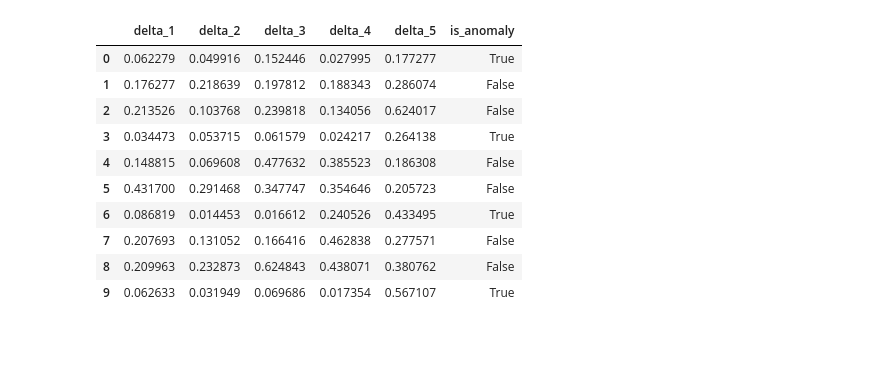
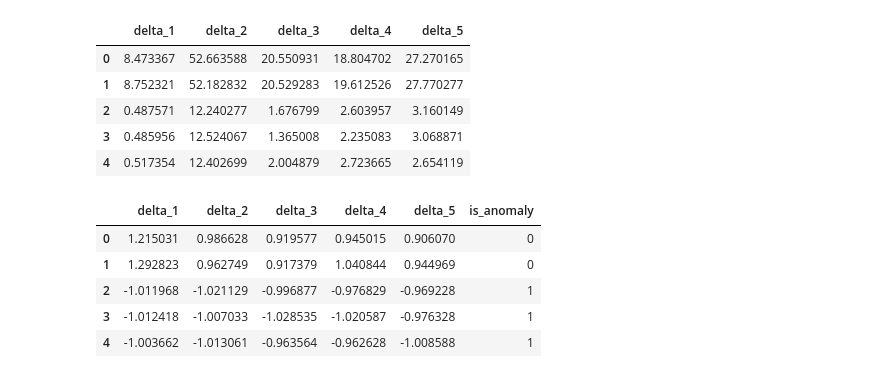
Before and after one commit to nsanthosh27/Anomaly_detection, a Jupyter notebook: Semi_supervised.ipynb, the cells around one changed output. Cells and saved outputs as stored; diff of their text form; code cells hidden in the pictures; blank space fills up the shorter version.

```diff
--- a/Semi_supervised.ipynb
+++ b/Semi_supervised.ipynb
@@ -81,28 +78,39 @@ dt.head(n = 10)
-# %%
-# Derive inter-event times and scale features
-dt_cast = dt.pivot_table(index=["session_user_id", "is_anomaly"],
-                    columns='log_desc',
-                    values='delta').reset_index()
-dt_cast.columns = ['id', 'is_anomaly', 'delta_0', 'delta_1', 'delta_2', 'delta_3', 'delta_4', 'delta_5']
-
-anomaly_labels = dt_cast.is_anomaly
-dt_cast = dt_cast.drop(['id','is_anomaly', 'delta_0'], 1)
-scaler = preprocessing.MinMaxScaler(feature_range=(0, 1))
-scaled_features = scaler.fit_transform(dt_cast.values)
-df_scaled = pd.DataFrame(scaled_features, index=dt_cast.index, columns=dt_cast.columns)
-df_scaled['is_anomaly'] = anomaly_labels
-df_scaled.head(n = 10)
-# %% [output]
-|  | delta_1 | delta_2 | delta_3 | delta_4 | delta_5 | is_anomaly |
-| 0 | 0.062279 | 0.049916 | 0.152446 | 0.027995 | 0.177277 | True |
-| 1 | 0.176277 | 0.218639 | 0.197812 | 0.188343 | 0.286074 | False |
-| 2 | 0.213526 | 0.103768 | 0.239818 | 0.134056 | 0.624017 | False |
-| 3 | 0.034473 | 0.053715 | 0.061579 | 0.024217 | 0.264138 | True |
-| 4 | 0.148815 | 0.069608 | 0.477632 | 0.385523 | 0.186308 | False |
-| 5 | 0.431700 | 0.291468 | 0.347747 | 0.354646 | 0.205723 | False |
-| 6 | 0.086819 | 0.014453 | 0.016612 | 0.240526 | 0.433495 | True |
-| 7 | 0.207693 | 0.131052 | 0.166416 | 0.462838 | 0.277571 | False |
-| 8 | 0.209963 | 0.232873 | 0.624843 | 0.438071 | 0.380762 | False |
-| 9 | 0.062633 | 0.031949 | 0.069686 | 0.017354 | 0.567107 | True |
+# %%
+# Create one record per session
+dt_cast = dt.pivot_table(index=["session_user_id", "anomaly_class"],
+                    columns='log_desc',
+                    values='delta').reset_index()
+dt_cast.columns = ['id', 'anomaly_class', 'delta_0', 'delta_1', 'delta_2', 'delta_3',
+                   'delta_4', 'delta_5']
+
+anomaly_labels = dt_cast.anomaly_class
+dt_cast = dt_cast.drop(['id','anomaly_class','delta_0'], 1)
+
+dt_cast.head()
+# %% [output]
+|  | delta_1 | delta_2 | delta_3 | delta_4 | delta_5 |
+| 0 | 8.473367 | 52.663588 | 20.550931 | 18.804702 | 27.270165 |
+| 1 | 8.752321 | 52.182832 | 20.529283 | 19.612526 | 27.770277 |
+| 2 | 0.487571 | 12.240277 | 1.676799 | 2.603957 | 3.160149 |
+| 3 | 0.485956 | 12.524067 | 1.365008 | 2.235083 | 3.068871 |
+| 4 | 0.517354 | 12.402699 | 2.004879 | 2.723665 | 2.654119 |
+# %%
+# scale features
+scaler = preprocessing.StandardScaler()
+scaled_features = scaler.fit_transform(dt_cast.values)
+df_scaled = pd.DataFrame(scaled_features, index=dt_cast.index, columns=dt_cast.columns)
+df_scaled['anomaly_class'] = anomaly_labels
+df_scaled['is_anomaly'] = 0
+df_scaled.loc[df_scaled['anomaly_class'] == 'anomalous', 'is_anomaly'] = 1
+df_scaled = df_scaled.drop(['anomaly_class'], 1)
+
+df_scaled.head()
+# %% [output]
+|  | delta_1 | delta_2 | delta_3 | delta_4 | delta_5 | is_anomaly |
+| 0 | 1.215031 | 0.986628 | 0.919577 | 0.945015 | 0.906070 | 0 |
+| 1 | 1.292823 | 0.962749 | 0.917379 | 1.040844 | 0.944969 | 0 |
+| 2 | -1.011968 | -1.021129 | -0.996877 | -0.976829 | -0.969228 | 1 |
+| 3 | -1.012418 | -1.007033 | -1.028535 | -1.020587 | -0.976328 | 1 |
+| 4 | -1.003662 | -1.013061 | -0.963564 | -0.962628 | -1.008588 | 1 |
 # %%
 # Prepare train data with ony normal events and test data with all events
```
Also changed, not shown: parts of 10 cells of this notebook, 1 other file.
